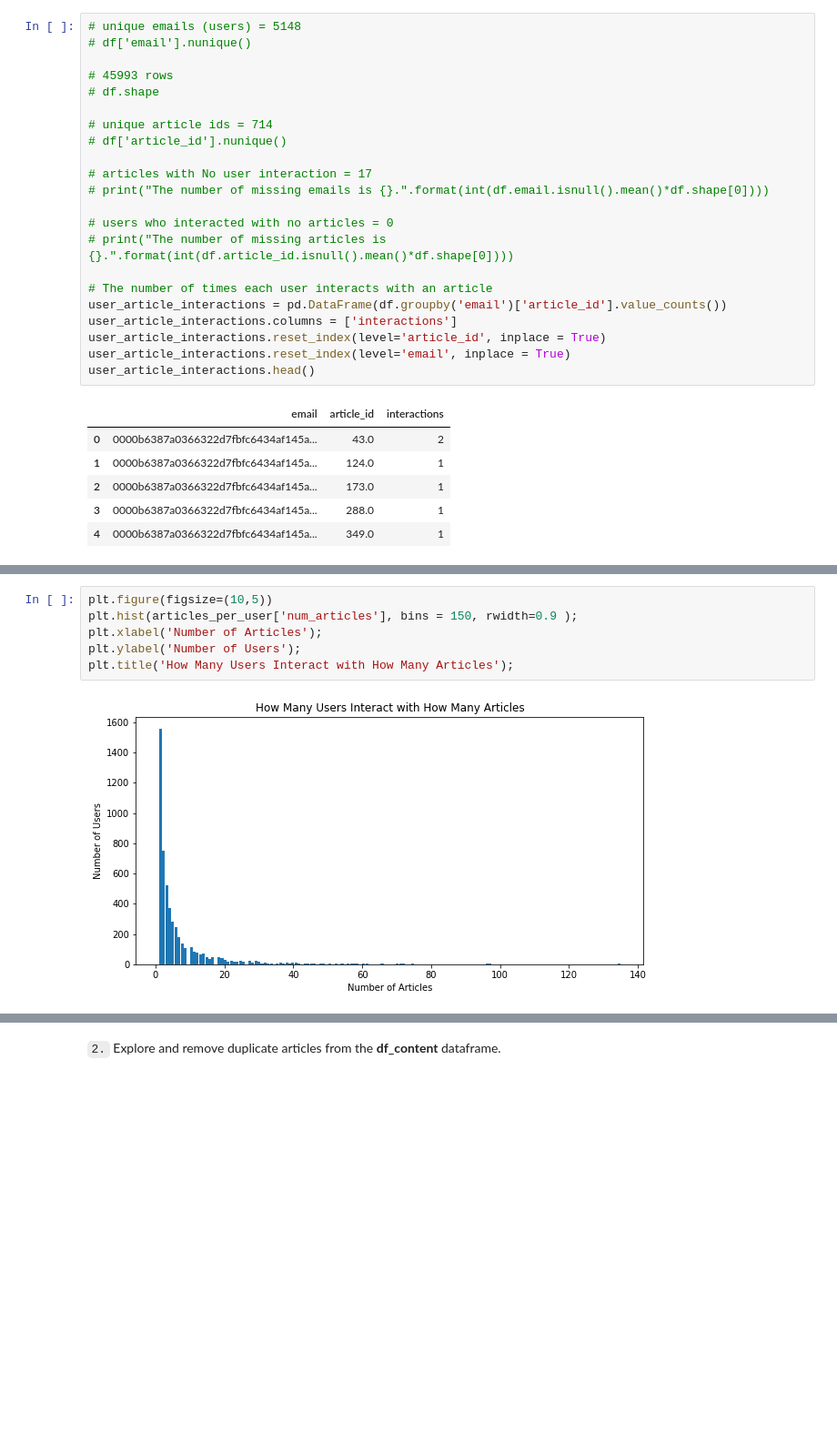
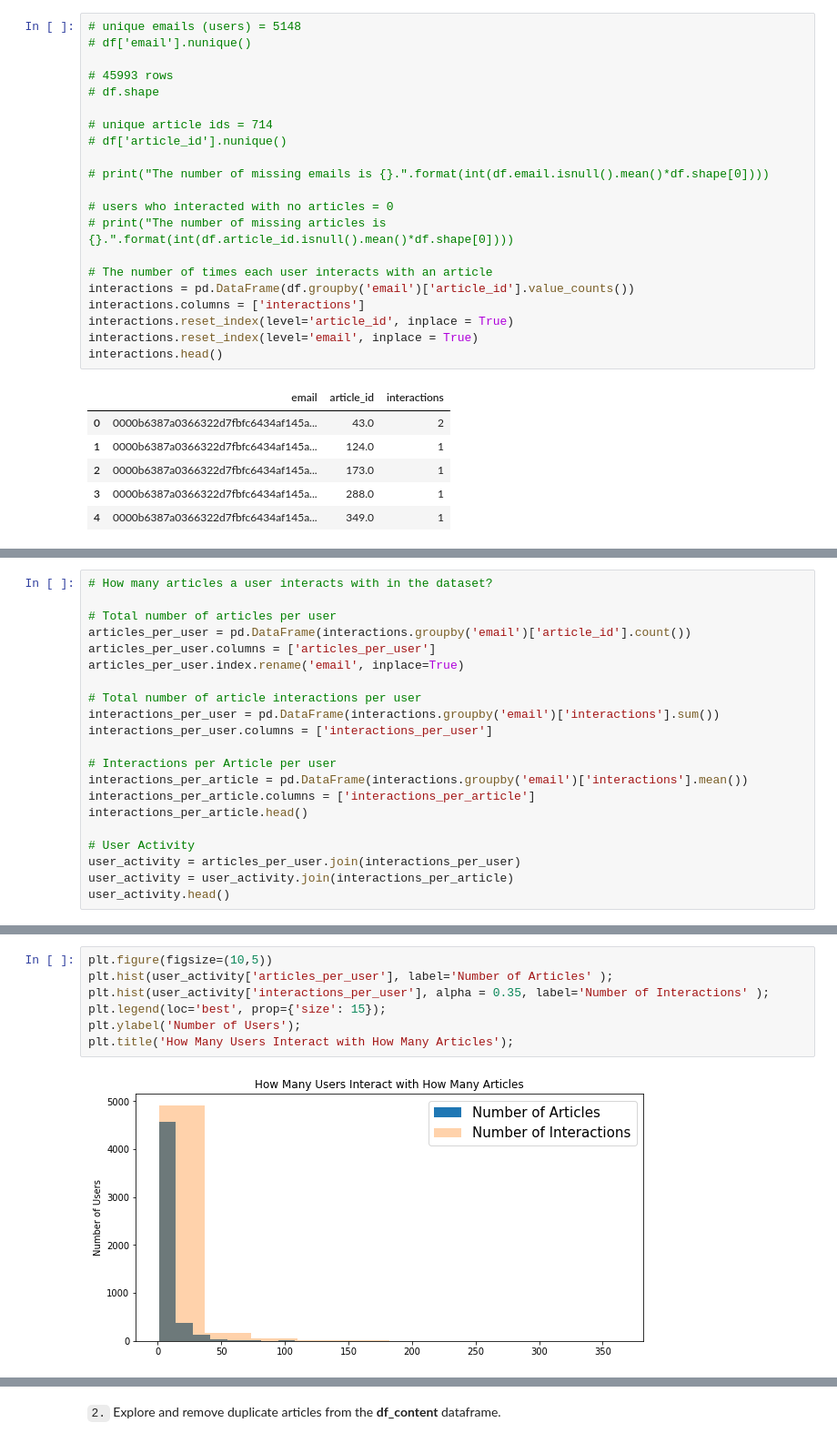
Before and after one commit to dujamaa/Proj3_Recommendations, a Jupyter notebook: Recommendations_with_IBM.ipynb, the cells around one changed output, grey strips where cells are left out. Shown at 91% size. Saved outputs shown, nothing was run; the diff lists cells and outputs as text; blank space fills up the shorter version.

Commit message:
feat: Complete Exploratory Data Analysis
Complete Part 1 Exploratory Data Analysis

```diff
--- a/Recommendations_with_IBM.ipynb
+++ b/Recommendations_with_IBM.ipynb
@@ -68,18 +68,17 @@ Use the dictionary and cells below to provide some insight into the descriptive
 # unique article ids = 714
 # df['article_id'].nunique()
 
-# articles with No user interaction = 17
 # print("The number of missing emails is {}.".format(int(df.email.isnull().mean()*df.shape[0])))
 
 # users who interacted with no articles = 0
 # print("The number of missing articles is {}.".format(int(df.article_id.isnull().mean()*df.shape[0])))
 
 # The number of times each user interacts with an article
-user_article_interactions = pd.DataFrame(df.groupby('email')['article_id'].value_counts())
-user_article_interactions.columns = ['interactions']
-user_article_interactions.reset_index(level='article_id', inplace = True)
-user_article_interactions.reset_index(level='email', inplace = True)
-user_article_interactions.head()
+interactions = pd.DataFrame(df.groupby('email')['article_id'].value_counts())
+interactions.columns = ['interactions']
+interactions.reset_index(level='article_id', inplace = True)
+interactions.reset_index(level='email', inplace = True)
+interactions.head()
 # %% [output]
 |  | email | article_id | interactions |
 | 0 | 0000b6387a0366322d7fbfc6434af145a... | 43.0 | 2 |
@@ -155,0 +89,21 @@ Name: num_articles, dtype: float64
+# %%
+# How many articles a user interacts with in the dataset?
+
+# Total number of articles per user
+articles_per_user = pd.DataFrame(interactions.groupby('email')['article_id'].count())
+articles_per_user.columns = ['articles_per_user']
+articles_per_user.index.rename('email', inplace=True)
+
+# Total number of article interactions per user
+interactions_per_user = pd.DataFrame(interactions.groupby('email')['interactions'].sum())
+interactions_per_user.columns = ['interactions_per_user']
+
+# Interactions per Article per user
+interactions_per_article = pd.DataFrame(interactions.groupby('email')['interactions'].mean())
+interactions_per_article.columns = ['interactions_per_article']
+interactions_per_article.head()
+
+# User Activity
+user_activity = articles_per_user.join(interactions_per_user)
+user_activity = user_activity.join(interactions_per_article)
+user_activity.head()
@@ -156,8 +132,9 @@ Name: num_articles, dtype: float64
 # %%
 plt.figure(figsize=(10,5))
-plt.hist(articles_per_user['num_articles'], bins = 150, rwidth=0.9 );
-plt.xlabel('Number of Articles');
+plt.hist(user_activity['articles_per_user'], label='Number of Articles' );
+plt.hist(user_activity['interactions_per_user'], alpha = 0.35, label='Number of Interactions' );
+plt.legend(loc='best', prop={'size': 15});
 plt.ylabel('Number of Users');
 plt.title('How Many Users Interact with How Many Articles');
 # %% [output]
-[figure, old version]
+[figure, new version]
```
Also changed, not shown: parts of 18 cells of this notebook.
